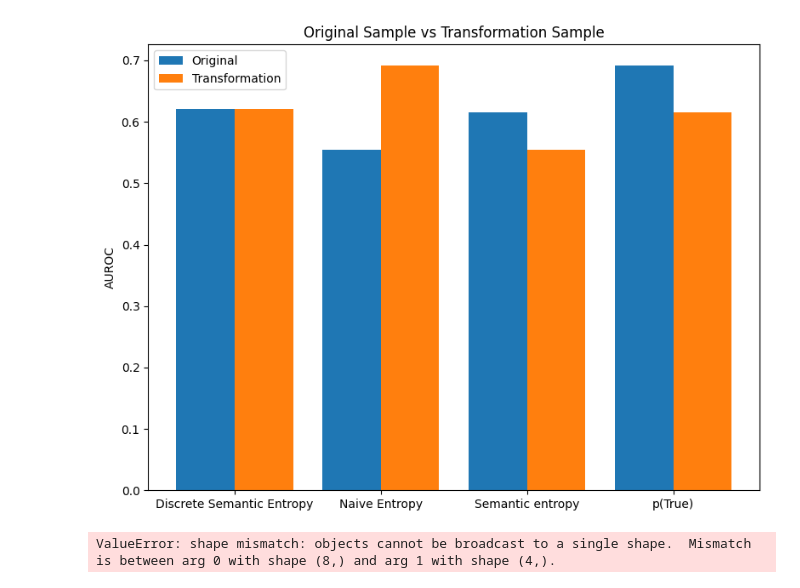
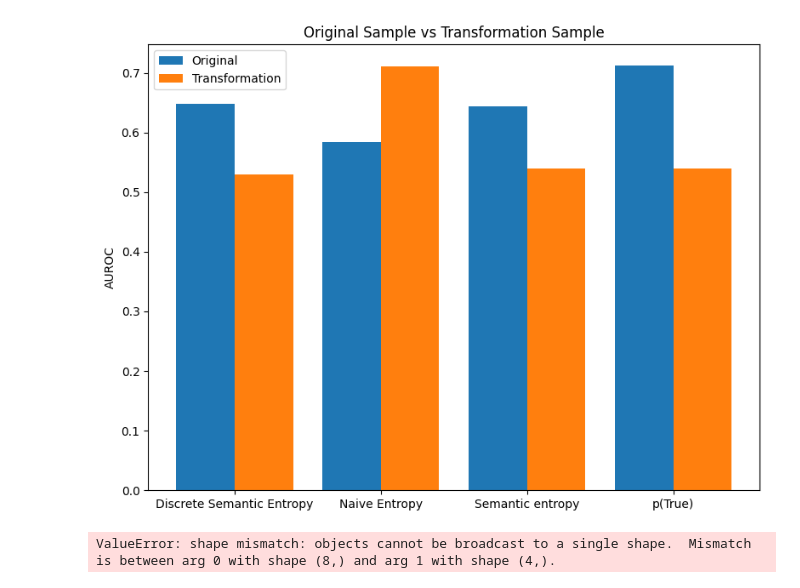
Before and after one commit to Cookieser/MLLM-Uncertainty, a Jupyter notebook: result/out.ipynb, the cells around one changed output. Cells and saved outputs as stored; diff of their text form; code cells hidden in the pictures.

```diff
--- a/result/out.ipynb
+++ b/result/out.ipynb
@@ -1,34 +1,34 @@
 # %%
 import matplotlib.pyplot as plt
 import pandas as pd
 
 # 加载数据
-transformation_df = pd.read_csv('130_10_True.csv')
-original_df = pd.read_csv('130_10_False.csv')
+transformation_df = pd.read_csv('130_20_True.csv')
+original_df = pd.read_csv('130_20_False.csv')
 
 # 聚合均值
 transformation_avg = transformation_df.groupby('method')['means'].mean()
 original_avg = original_df.groupby('method')['means'].mean()
 
 # 绘制条形图
 fig, ax = plt.subplots(figsize=(8, 6))
 x = range(len(transformation_avg))
 
 # 交换顺序：先绘制 Original 再绘制 Transformation
 ax.bar([i for i in x], original_avg, width=0.4, label='Original', align='center')
 ax.bar([i + 0.4 for i in x], transformation_avg, width=0.4, label='Transformation', align='center')
 
 # 添加标签
 ax.set_xticks([i + 0.2 for i in x])
 ax.set_xticklabels(original_avg.index, rotation=0)
 ax.set_ylabel('AUROC')
 ax.set_title('Original Sample vs Transformation Sample')
 ax.legend()
 
 plt.tight_layout()
 plt.show()
 # %% [output]
-[figure, old version]
+[figure, new version]
 # %%
 import pandas as pd
 import matplotlib.pyplot as plt
```
Also changed, not shown: 11 other files.
